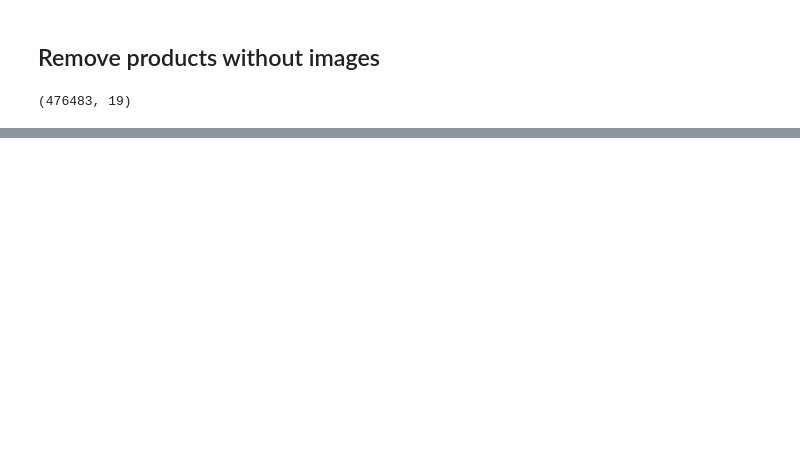
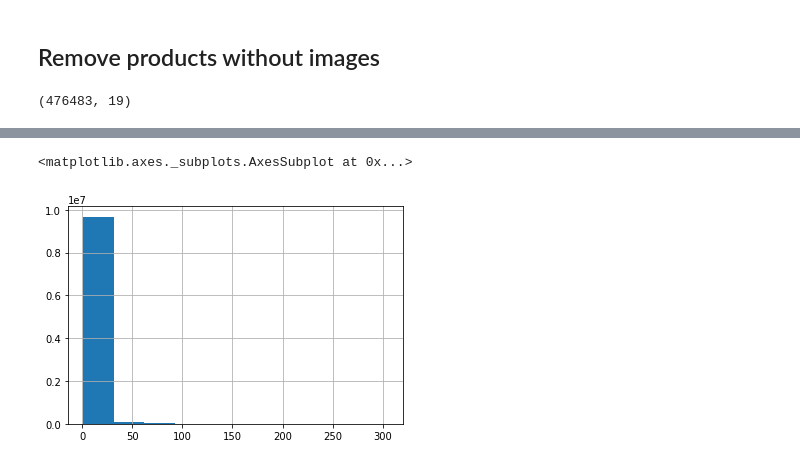
Before and after one commit to alirezasdg1/Amazon-recommender-system, a Jupyter notebook: notebooks/prepare_dataset.ipynb, the cells around one changed output, grey strips where cells are left out. Drawn from its saved outputs; the diff is of its cells as text; code cells hidden in the pictures; blank space fills up the shorter version.

```diff
--- a/notebooks/prepare_dataset.ipynb
+++ b/notebooks/prepare_dataset.ipynb
@@ -348,0 +146,2 @@ df_all["style"].iloc[9794153]
+# %%
+df_review_15 = df_all.groupby('reviewerID').agg(Total_review_C=('asin', 'count')).reset_index()
@@ -348,0 +158,2 @@ df_all["style"].iloc[9794153]
+# %%
+df_product_15 = df_all.groupby('asin').agg(Total_review_P=('reviewerID', 'count')).reset_index()
@@ -348,0 +164,2 @@ df_all["style"].iloc[9794153]
+# %%
+df_all_15 = pd.merge(df_all,df_review_15,on='reviewerID', how='left')
@@ -348,0 +175,2 @@ df_all["style"].iloc[9794153]
+# %%
+df_all_15 = pd.merge(df_all_15,df_product_15,on='asin', how='left')
@@ -348,0 +186,5 @@ df_all["style"].iloc[9794153]
+# %%
+df_all_15.Total_review_C.hist()
+# %% [output]
+<matplotlib.axes._subplots.AxesSubplot at 0x...>
+[figure, added]
```
Also changed, not shown: parts of 60 cells of this notebook.
